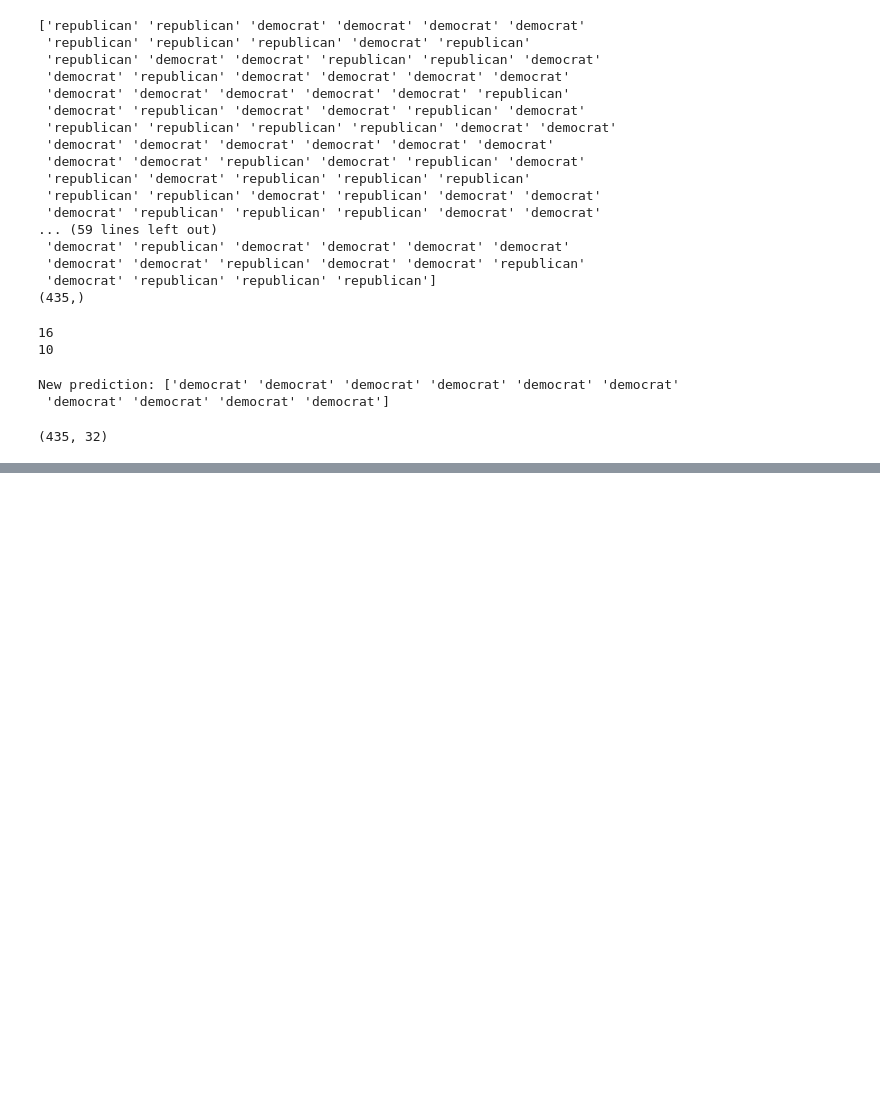
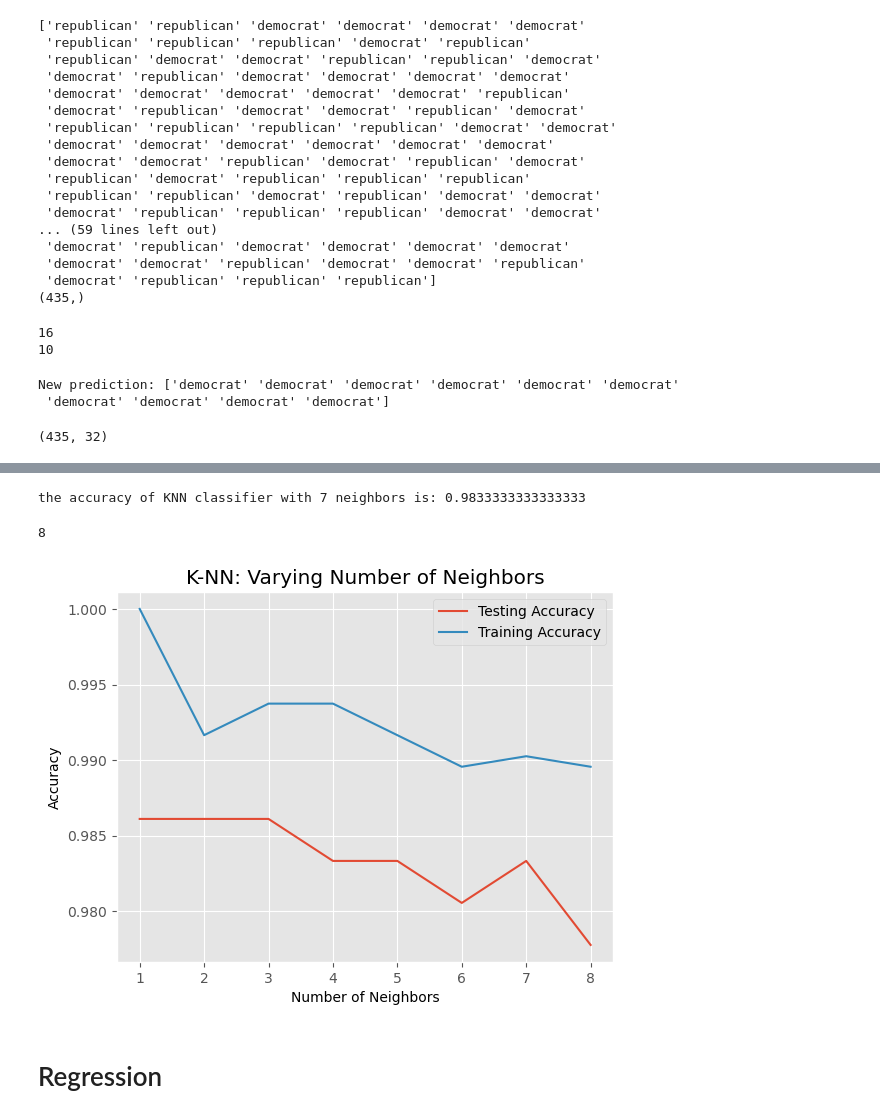
Before and after one commit to Wanjin5508/DataScience, a Jupyter notebook: machine_learning_with_scikit_learn/supervised_learning_with_sklearn.ipynb, the cells around one changed output, grey strips where cells are left out. Drawn from its saved outputs; the diff is of its cells as text; code cells hidden in the pictures; blank space fills up the shorter version.

```diff
--- a/machine_learning_with_scikit_learn/supervised_learning_with_sklearn.ipynb
+++ b/machine_learning_with_scikit_learn/supervised_learning_with_sklearn.ipynb
@@ -232,0 +299,59 @@ X.shape
+# %%
+from sklearn.model_selection import train_test_split
+
+# create feature and target arrays
+X = digits.data
+y = digits.target
+
+# split into training and test set
+X_train, X_test, y_train, y_test = train_test_split(X, y, test_size = 0.2, random_state=42, stratify=y)
+
+# create a knn-classifier with 7 neighbors
+knn = KNeighborsClassifier(n_neighbors=7)
+
+# fit the classifier to the training data
+knn.fit(X_train, y_train)
+
+# print the accuracy
+print(f'the accuracy of KNN classifier with 7 neighbors is: {knn.score(X_test, y_test)}')
+# %% [output]
+the accuracy of KNN classifier with 7 neighbors is: 0.9833333333333333
+# %%
+# Setup arrays to store train and test accuracies
+neighbors = np.arange(1, 9) # * -> 1 - 8
+train_accuracy = np.empty(len(neighbors))
+test_accuracy = np.empty(len(neighbors))
+
+print(len(neighbors))
+# %% [output]
+8
+# %%
+# TODO: loop over different values of k
+for i, k in enumerate(neighbors):
+
+    # setup a knn classifier with k neighbors: knn
+    knn = KNeighborsClassifier(n_neighbors = k)
+
+    # fit this classifier to the training data
+    knn.fit(X_train, y_train)
+
+    # compute accuracy on the training data
+    train_accuracy[i] = knn.score(X_train, y_train)
+
+    # compute accuracy on the test set
+    test_accuracy[i] = knn.score(X_test, y_test)
+
+
+# generate a plot
+plt.title('K-NN: Varying Number of Neighbors')
+plt.plot(neighbors, test_accuracy, label='Testing Accuracy')
+plt.plot(neighbors, train_accuracy, label='Training Accuracy')
+
+plt.legend()
+plt.xlabel('Number of Neighbors')
+plt.ylabel('Accuracy')
+plt.show()
+# %% [output]
+[figure, added]
+# %% [markdown]
+# Regression
```
Also changed, not shown: parts of 5 cells of this notebook.
